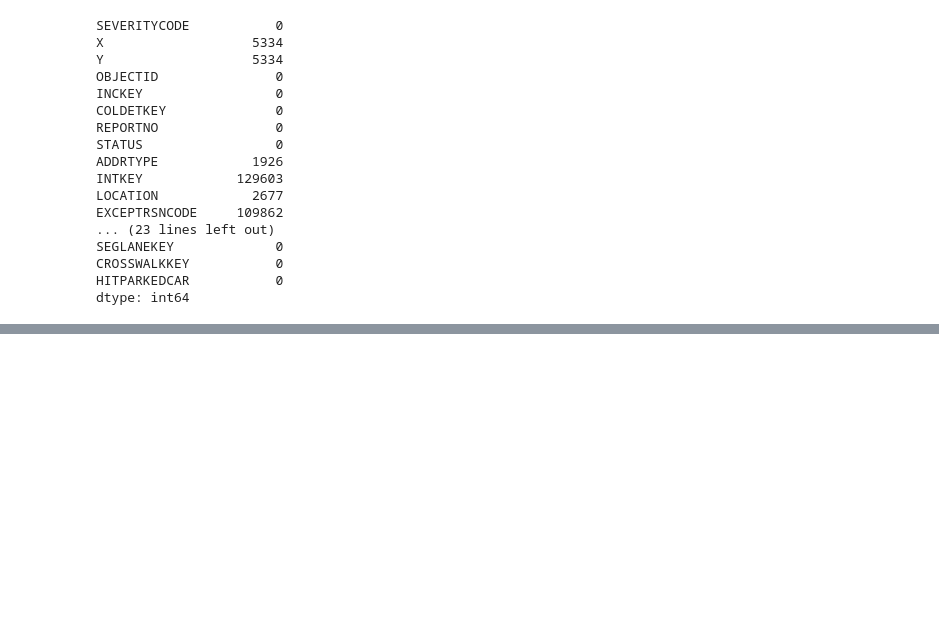
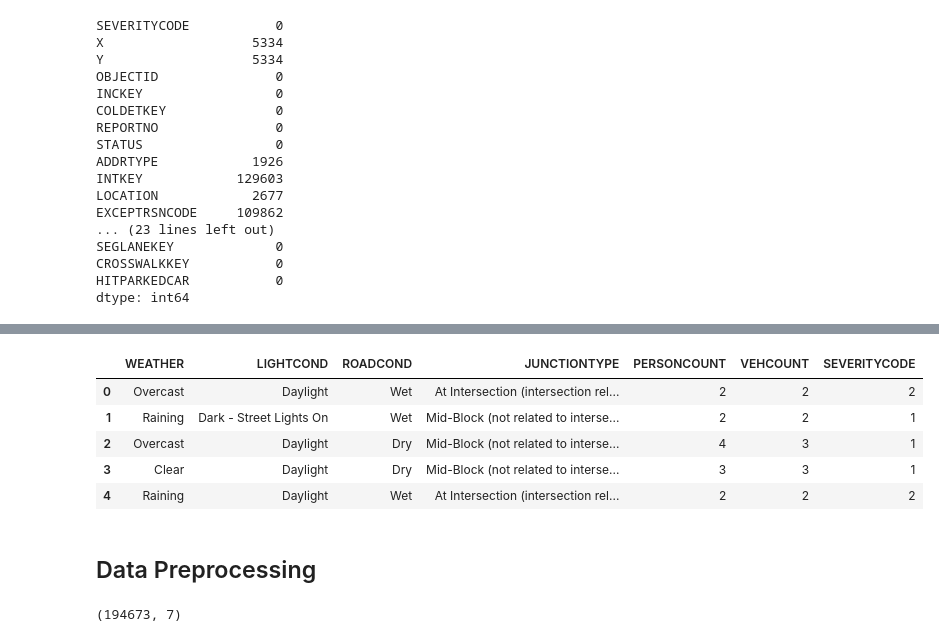
Before and after one commit to NevertheLeo/Coursera_Capstone, a Jupyter notebook: Coursera_Capstone.ipynb, the cells around one changed output, grey strips where cells are left out. Cells and saved outputs as stored; diff of their text form; code cells hidden in the pictures; blank space fills up the shorter version.

```diff
--- a/Coursera_Capstone.ipynb
+++ b/Coursera_Capstone.ipynb
@@ -56,0 +83,18 @@ dtype: int64
+# %%
+# features that can be used for ML model (including labels)
+features = ['WEATHER','LIGHTCOND','ROADCOND','JUNCTIONTYPE','PERSONCOUNT','VEHCOUNT','SEVERITYCODE']
+df_collision = df[features]
+df_collision.head()
+# %% [output]
+|  | WEATHER | LIGHTCOND | ROADCOND | JUNCTIONTYPE | PERSONCOUNT | VEHCOUNT | SEVERITYCODE |
+| 0 | Overcast | Daylight | Wet | At Intersection (intersection rel... | 2 | 2 | 2 |
+| 1 | Raining | Dark - Street Lights On | Wet | Mid-Block (not related to interse... | 2 | 2 | 1 |
+| 2 | Overcast | Daylight | Dry | Mid-Block (not related to interse... | 4 | 3 | 1 |
+| 3 | Clear | Daylight | Dry | Mid-Block (not related to interse... | 3 | 3 | 1 |
+| 4 | Raining | Daylight | Wet | At Intersection (intersection rel... | 2 | 2 | 2 |
+# %% [markdown]
+## Data Preprocessing
+# %%
+df_collision.shape
+# %% [output]
+(194673, 7)
```
Also changed, not shown: parts of 79 cells of this notebook.
